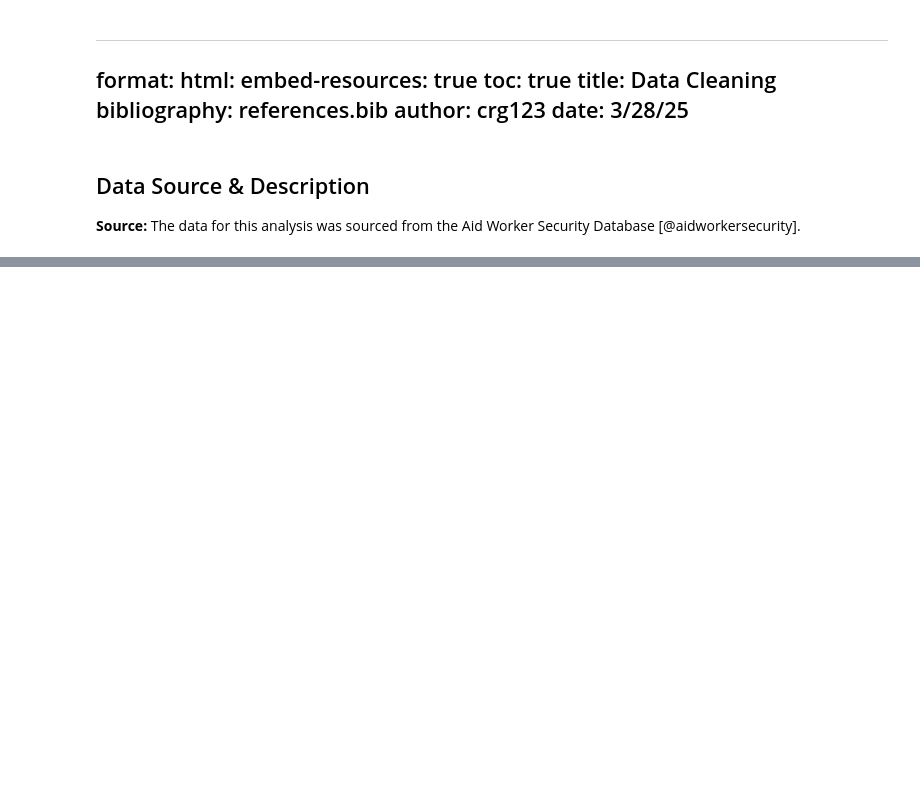
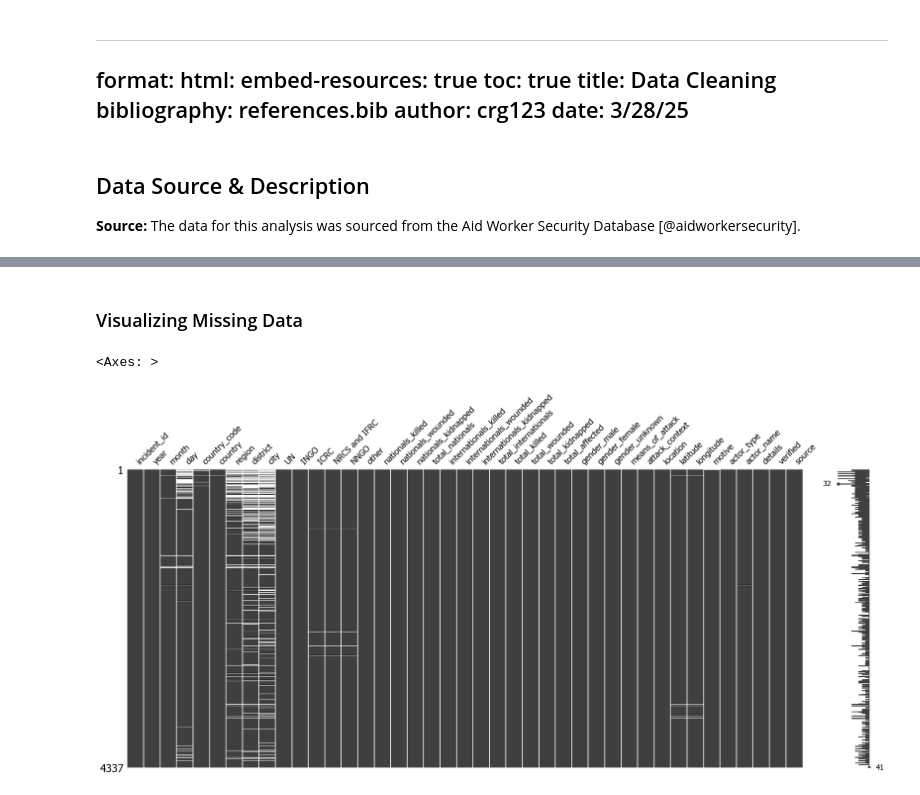
Before and after one commit to DSAN-Viz2025/DSAN-Viz2025.github.io, a Jupyter notebook: data_cleaning.ipynb, the cells around one changed output, grey strips where cells are left out. Saved outputs shown, nothing was run; the diff lists cells and outputs as text; code cells hidden in the pictures; blank space fills up the shorter version.

```diff
--- a/data_cleaning.ipynb
+++ b/data_cleaning.ipynb
@@ -16,0 +19,10 @@ The data for this analysis was sourced from the Aid Worker Security Database [@a
+# %%
+import pandas as pd
+import seaborn as sns
+import numpy as np
+import matplotlib.pyplot as plt
+
+plt.rcParams["font.family"] = "Tahoma"
+import warnings
+
+warnings.filterwarnings("ignore")
@@ -40,0 +111,9 @@ df.head()
+# %% [markdown]
+### Visualizing Missing Data
+# %%
+import missingno as msno
+
+msno.matrix(df)
+# %% [output]
+<Axes: >
+[figure, added]
```
Also changed, not shown: parts of 40 cells of this notebook, 9 other files.
